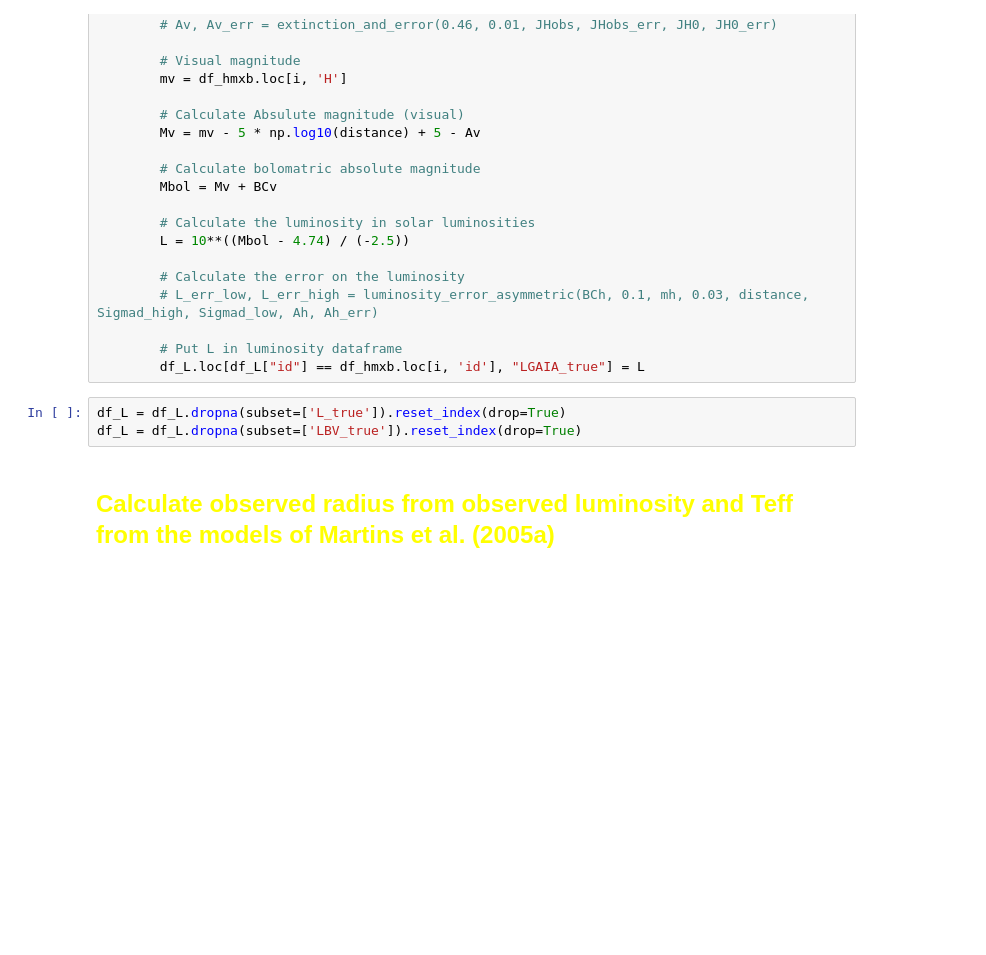
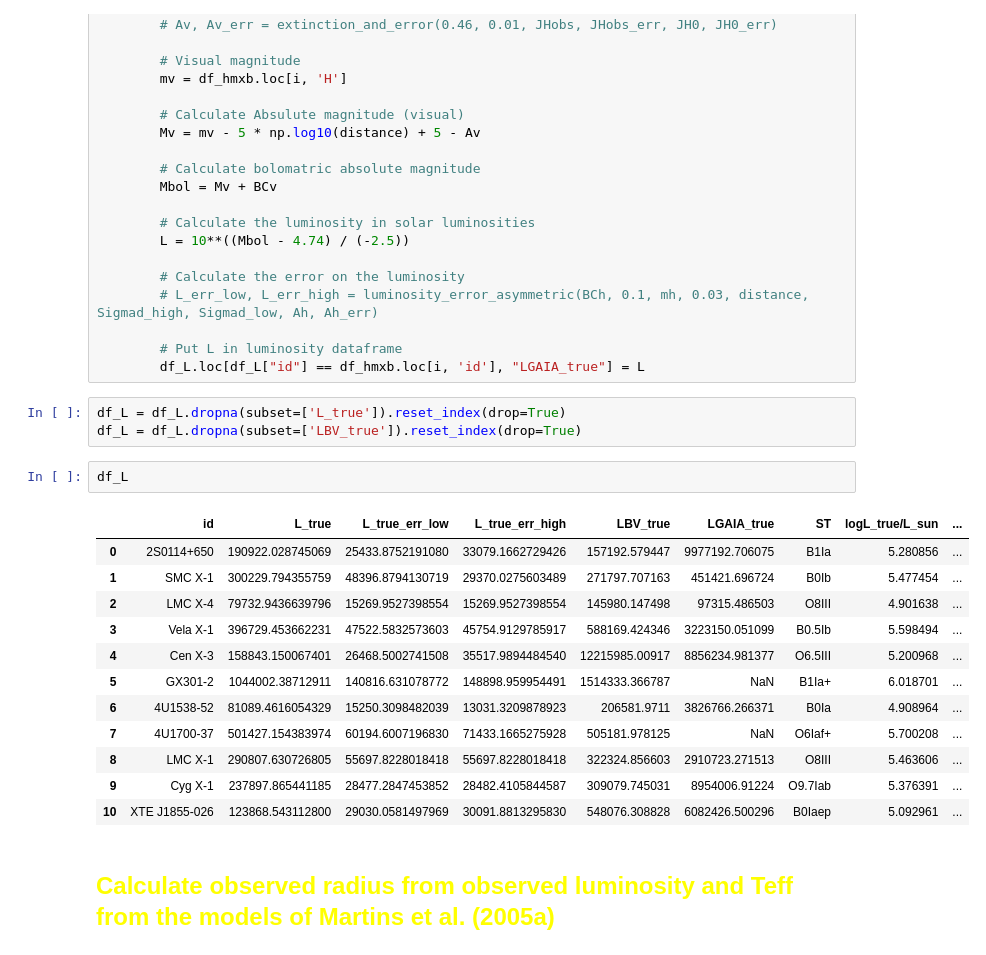
Before and after one commit to LvV210/MasterProject, a Jupyter notebook: HMXBparameters/luminosity.ipynb, the cells around one changed output. Cells and saved outputs as stored; diff of their text form; blank space fills up the shorter version.

```diff
--- a/HMXBparameters/luminosity.ipynb
+++ b/HMXBparameters/luminosity.ipynb
@@ -257,6 +257,21 @@ for i in range(df_hmxb.shape[0]):
 # %%
 df_L = df_L.dropna(subset=['L_true']).reset_index(drop=True)
 df_L = df_L.dropna(subset=['LBV_true']).reset_index(drop=True)
+# %%
+df_L
+# %% [output]
+|  | id | L_true | L_true_err_low | L_true_err_high | LBV_true | LGAIA_true | ST | logL_true/L_sun | ... |
+| 0 | 2S0114+650 | 190922.028745069 | 25433.8752191080 | 33079.1662729426 | 157192.579447 | 9977192.706075 | B1Ia | 5.280856 | ... |
+| 1 | SMC X-1 | 300229.794355759 | 48396.8794130719 | 29370.0275603489 | 271797.707163 | 451421.696724 | B0Ib | 5.477454 | ... |
+| 2 | LMC X-4 | 79732.9436639796 | 15269.9527398554 | 15269.9527398554 | 145980.147498 | 97315.486503 | O8III | 4.901638 | ... |
+| 3 | Vela X-1 | 396729.453662231 | 47522.5832573603 | 45754.9129785917 | 588169.424346 | 3223150.051099 | B0.5Ib | 5.598494 | ... |
+| 4 | Cen X-3 | 158843.150067401 | 26468.5002741508 | 35517.9894484540 | 12215985.00917 | 8856234.981377 | O6.5III | 5.200968 | ... |
+| 5 | GX301-2 | 1044002.38712911 | 140816.631078772 | 148898.959954491 | 1514333.366787 | NaN | B1Ia+ | 6.018701 | ... |
+| 6 | 4U1538-52 | 81089.4616054329 | 15250.3098482039 | 13031.3209878923 | 206581.9711 | 3826766.266371 | B0Ia | 4.908964 | ... |
+| 7 | 4U1700-37 | 501427.154383974 | 60194.6007196830 | 71433.1665275928 | 505181.978125 | NaN | O6Iaf+ | 5.700208 | ... |
+| 8 | LMC X-1 | 290807.630726805 | 55697.8228018418 | 55697.8228018418 | 322324.856603 | 2910723.271513 | O8III | 5.463606 | ... |
+| 9 | Cyg X-1 | 237897.865441185 | 28477.2847453852 | 28482.4105844587 | 309079.745031 | 8954006.91224 | O9.7Iab | 5.376391 | ... |
+| 10 | XTE J1855-026 | 123868.543112800 | 29030.0581497969 | 30091.8813295830 | 548076.308828 | 6082426.500296 | B0Iaep | 5.092961 | ... |
 # %% [markdown]
 ## <font color='yellow' size=5>Calculate observed radius from observed luminosity and Teff from the models of Martins et al. (2005a) </font>
 # %%
```
Also changed, not shown: parts of 2 cells of this notebook, 14 other files.
